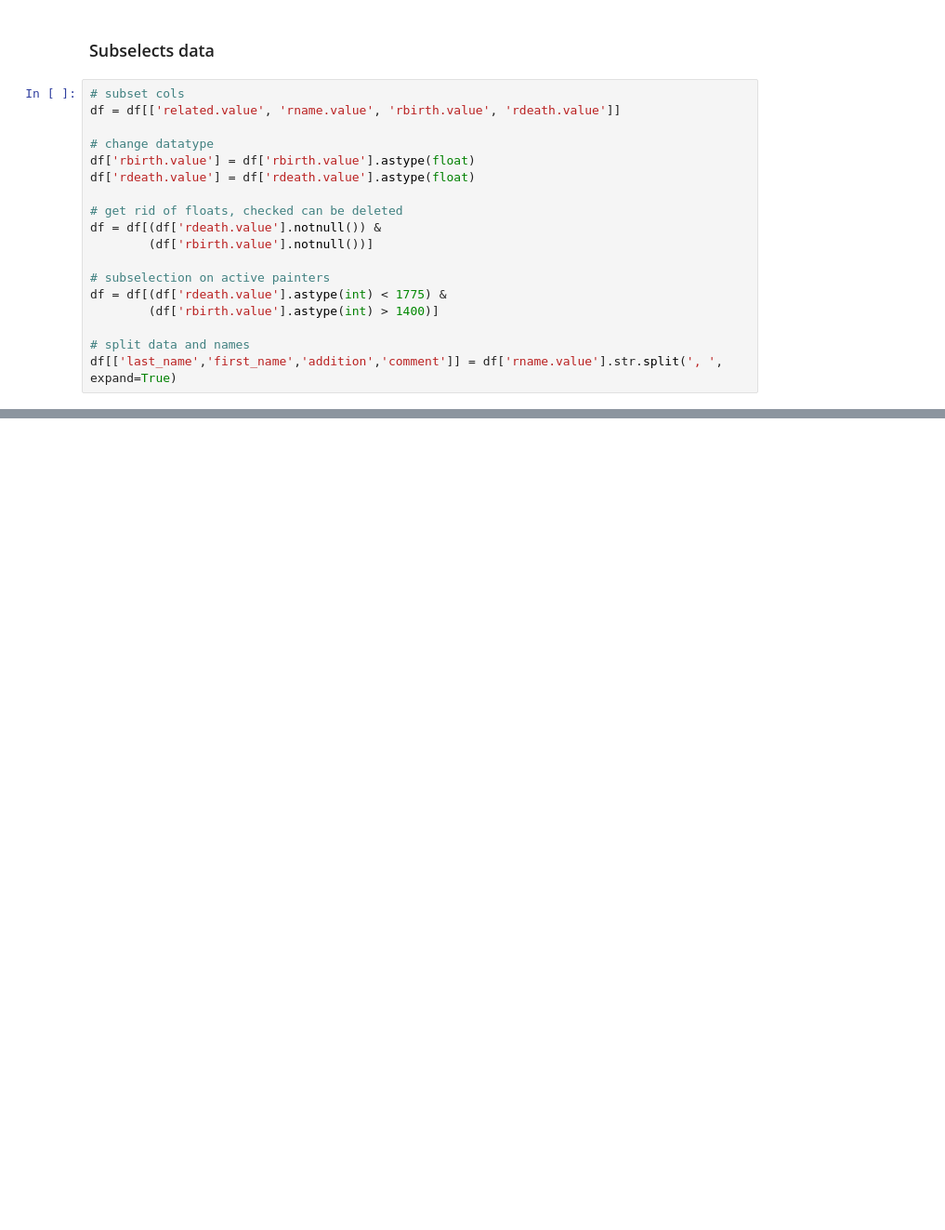
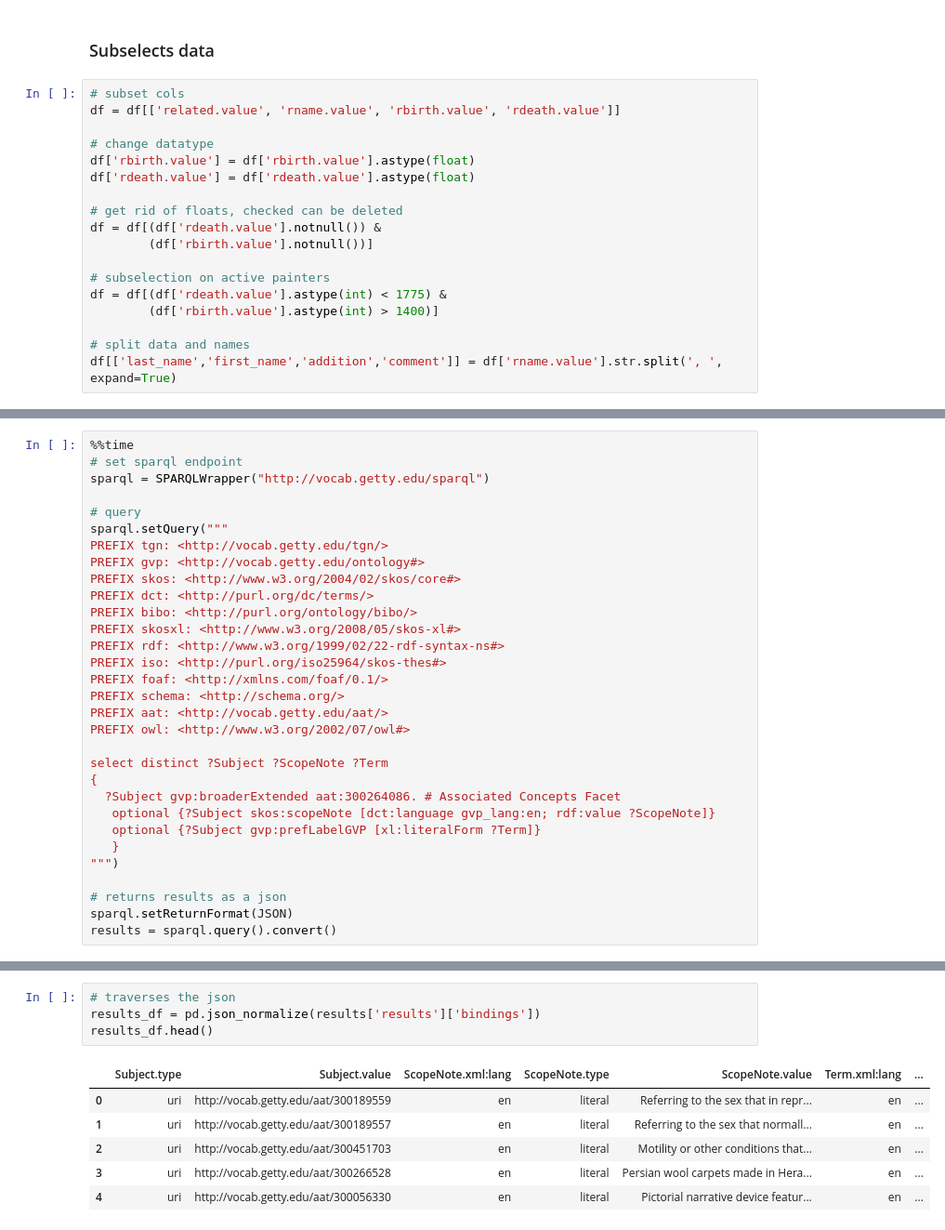
Before and after one commit to velvetbulldozer/getty_ulan, a Jupyter notebook: 2023-06-17_getty_ulan_sparql_endpoint.ipynb, the cells around one changed output, grey strips where cells are left out. Shown at 93% size. Drawn from its saved outputs; the diff is of its cells as text; blank space fills up the shorter version.

```diff
--- a/2023-06-17_getty_ulan_sparql_endpoint.ipynb
+++ b/2023-06-17_getty_ulan_sparql_endpoint.ipynb
@@ -313,0 +401,31 @@ df
+# %%
+%%time
+# set sparql endpoint
+sparql = SPARQLWrapper("http://vocab.getty.edu/sparql")
+
+# query
+sparql.setQuery("""
+PREFIX tgn: <http://vocab.getty.edu/tgn/>
+PREFIX gvp: <http://vocab.getty.edu/ontology#>
+PREFIX skos: <http://www.w3.org/2004/02/skos/core#>
+PREFIX dct: <http://purl.org/dc/terms/>
+PREFIX bibo: <http://purl.org/ontology/bibo/>
+PREFIX skosxl: <http://www.w3.org/2008/05/skos-xl#>
+PREFIX rdf: <http://www.w3.org/1999/02/22-rdf-syntax-ns#>
+PREFIX iso: <http://purl.org/iso25964/skos-thes#>
+PREFIX foaf: <http://xmlns.com/foaf/0.1/>
+PREFIX schema: <http://schema.org/>
+PREFIX aat: <http://vocab.getty.edu/aat/>
+PREFIX owl: <http://www.w3.org/2002/07/owl#>
+
+select distinct ?Subject ?ScopeNote ?Term
+{
+  ?Subject gvp:broaderExtended aat:300264086. # Associated Concepts Facet
+   optional {?Subject skos:scopeNote [dct:language gvp_lang:en; rdf:value ?ScopeNote]}
+   optional {?Subject gvp:prefLabelGVP [xl:literalForm ?Term]}
+   }
+""")
+
+# returns results as a json
+sparql.setReturnFormat(JSON)
+results = sparql.query().convert()
@@ -313,0 +435,11 @@ df
+# %%
+# traverses the json
+results_df = pd.json_normalize(results['results']['bindings'])
+results_df.head()
+# %% [output]
+|  | Subject.type | Subject.value | ScopeNote.xml:lang | ScopeNote.type | ScopeNote.value | Term.xml:lang | ... |
+| 0 | uri | http://vocab.getty.edu/aat/300189559 | en | literal | Referring to the sex that in repr... | en | ... |
+| 1 | uri | http://vocab.getty.edu/aat/300189557 | en | literal | Referring to the sex that normall... | en | ... |
+| 2 | uri | http://vocab.getty.edu/aat/300451703 | en | literal | Motility or other conditions that... | en | ... |
+| 3 | uri | http://vocab.getty.edu/aat/300266528 | en | literal | Persian wool carpets made in Hera... | en | ... |
+| 4 | uri | http://vocab.getty.edu/aat/300056330 | en | literal | Pictorial narrative device featur... | en | ... |
```
Also changed, not shown: parts of 31 cells of this notebook, 3 other files.
